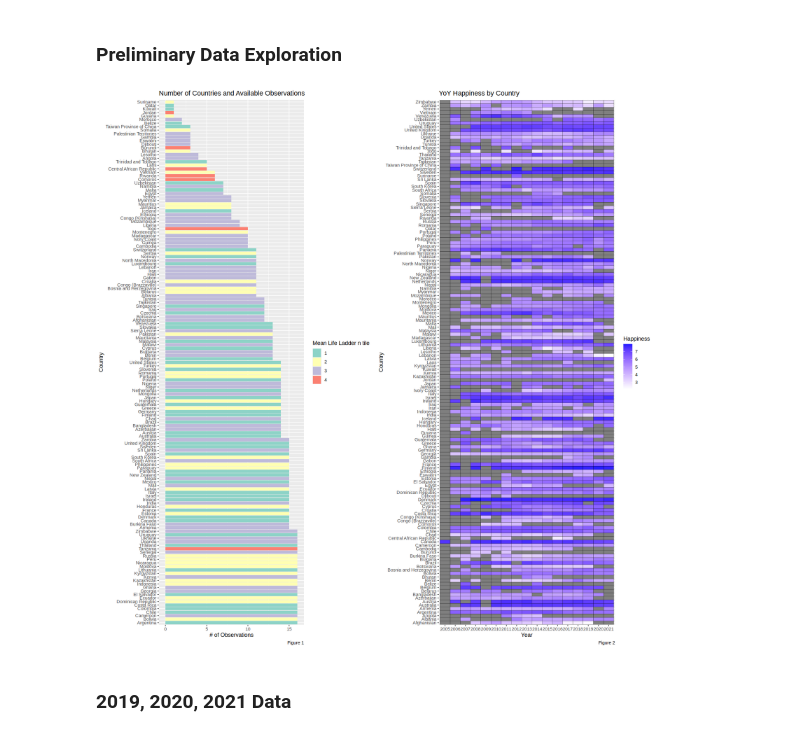
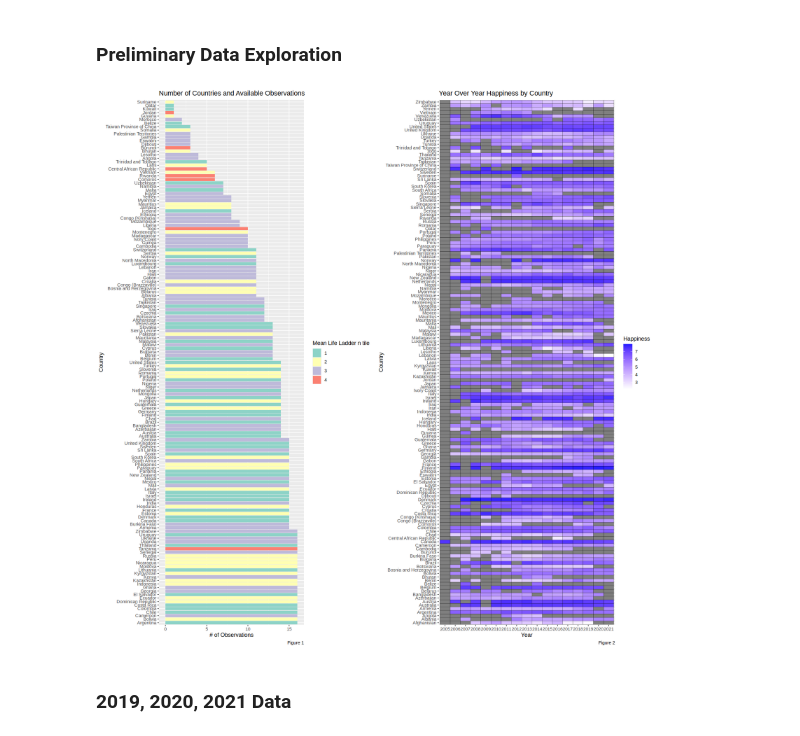
Before and after one commit to ericpien/Impact-of-COVID-19-on-Happiness, a Jupyter notebook: proposal.ipynb, the cells around one changed output. Saved outputs shown, nothing was run; the diff lists cells and outputs as text; code cells hidden in the pictures.

```diff
--- a/proposal.ipynb
+++ b/proposal.ipynb
@@ -91,31 +91,31 @@ dbl (11): year, Life Ladder, Log GDP per capita, Social support, Healthy lif...
 # %%
 # Number of countries and available data
 options(repr.plot.width = 15, repr.plot.height = 15)
 
 happiness_data_obs <- happiness_data |>
     group_by(country_name) |>
     summarize(obs_count=n(),
                 mean_cluster = as.integer(mean(life_ladder_ntile))) |>
     arrange(-obs_count) |>
     ggplot(aes(x=obs_count,y=fct_inorder(country_name),fill = factor(mean_cluster))) +
     geom_col() +
     scale_fill_brewer(palette="Set3") +
     labs(x="# of Observations", y="Country", fill="Mean Life Ladder n tile", title="Number of Countries and Available Observations", caption = "Figure 1")
 
 #happiness_data_obs # Chart displayed as a group below
 
 # YoY happiness metric heatmap
 happiness_heatmap <- happiness_data_wide_life_ladder |>
     pivot_longer(cols=-country_name,names_to="year",values_to ="life_ladder") |>
     ggplot(aes(x=year, y=country_name)) +
     geom_tile(aes(fill=life_ladder), color="black") +
     scale_fill_gradient(low="white", high="#1818ff") +
-    labs(x="Year", y="Country", fill="Happiness", title="YoY Happiness by Country", caption = "Figure 2")
+    labs(x="Year", y="Country", fill="Happiness", title="Year Over Year Happiness by Country", caption = "Figure 2")
 
 #happiness_heatmap # Chart displayed as a group below
 plot_grid(happiness_data_obs,happiness_heatmap,ncol = 2)
 # %% [output]
-[figure, old version]
+[figure, new version]
 # %% [markdown]
 ### 2019, 2020, 2021 Data ###
 # %%
```
Also changed, not shown: parts of 2 cells of this notebook.
